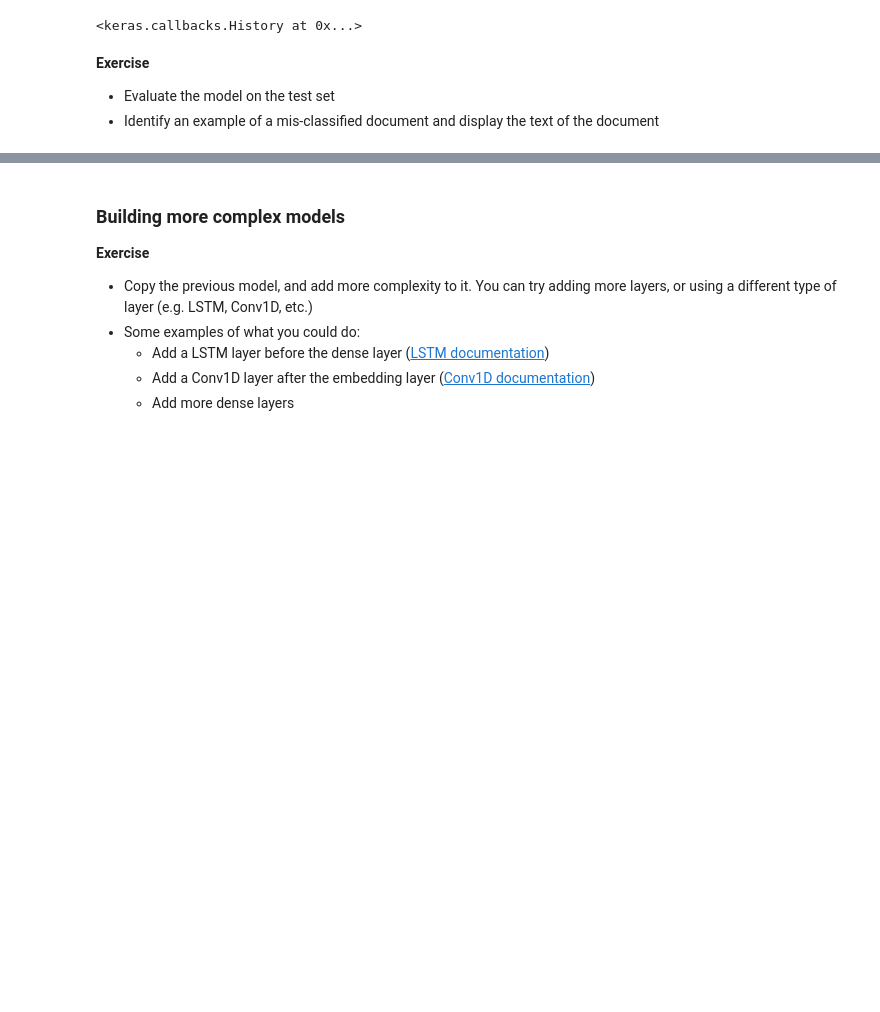
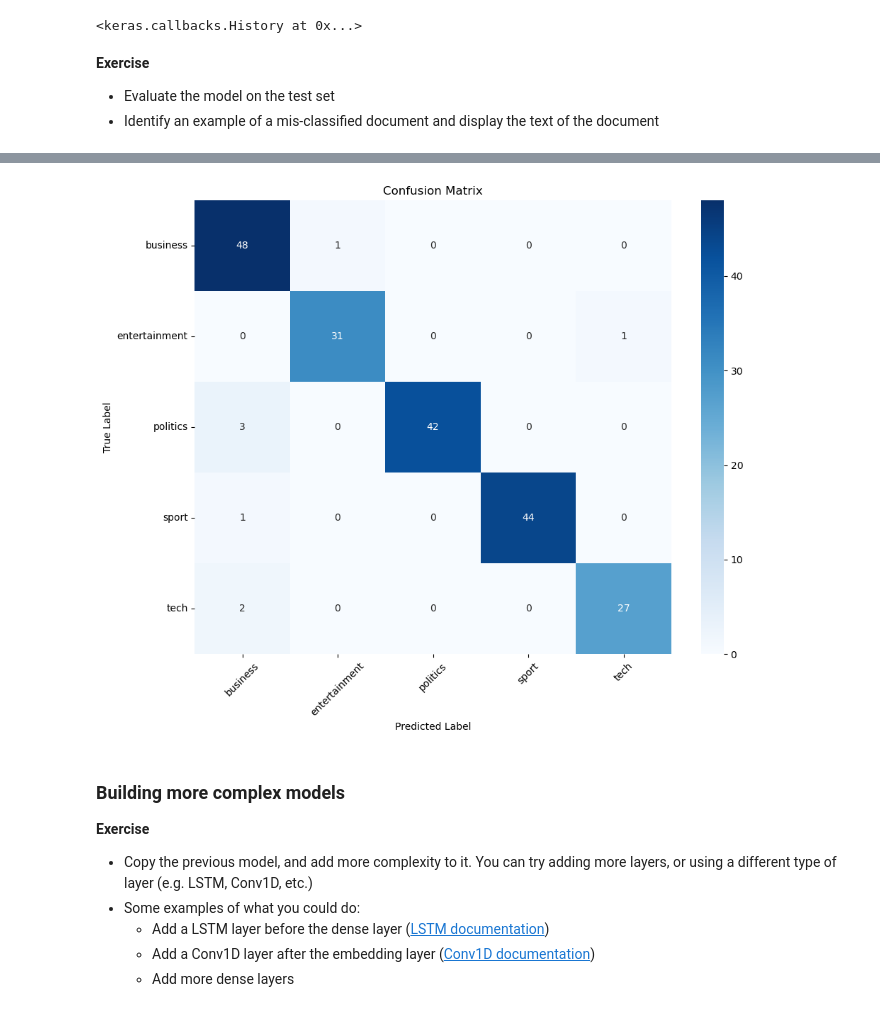
Before and after one commit to Lakshmirajakri/deep_learning, a Jupyter notebook: 01_materials/labs/lab_6.ipynb, the cells around one changed output, grey strips where cells are left out. Saved outputs shown, nothing was run; the diff lists cells and outputs as text; code cells hidden in the pictures; blank space fills up the shorter version.

```diff
--- a/01_materials/labs/lab_6.ipynb
+++ b/01_materials/labs/lab_6.ipynb
@@ -297,0 +424,90 @@ Epoch 10/10
+# %%
+from tensorflow.keras.utils import to_categorical
+
+# Convert target_test to categorical format
+y_test = to_categorical(target_test)
+
+# 1. Evaluate the model on the test set
+test_loss, test_accuracy = model.evaluate(x_test, y_test, verbose=1)
+print(f"Test Loss: {test_loss:.4f}")
+print(f"Test Accuracy: {test_accuracy:.4f}")
+
+# 2. Get predictions on the test set
+y_pred_probs = model.predict(x_test)
+y_pred_classes = np.argmax(y_pred_probs, axis=1)
+y_true_classes = np.argmax(y_test, axis=1)
+
+# 3. Find misclassified examples
+misclassified_indices = np.where(y_pred_classes != y_true_classes)[0]
+print(f"\nNumber of misclassified documents: {len(misclassified_indices)} out of {len(x_test)}")
+print(f"Misclassification rate: {len(misclassified_indices)/len(x_test)*100:.2f}%")
+
+# 4. Display details of the first misclassified document
+if len(misclassified_indices) > 0:
+    # Get the first misclassified example
+    idx = misclassified_indices[0]
+
+    print(f"\n{'='*60}")
+    print("MISCLASSIFIED DOCUMENT EXAMPLE")
+    print(f"{'='*60}")
+
+    print(f"Document Index: {idx}")
+    print(f"True Class: {target_names[y_true_classes[idx]]}")
+    print(f"Predicted Class: {target_names[y_pred_classes[idx]]}")
+    print(f"Prediction Confidence: {y_pred_probs[idx][y_pred_classes[idx]]:.4f}")
+
+    # Convert the tokenized text back to readable format
+    # Assuming you have access to the original text data
+    # If you have the original text stored in a variable like 'newsgroups_test'
+    if 'newsgroups_test' in globals():
+        print(f"\nOriginal Text:")
+        print("-" * 40)
+        print(newsgroups_test.data[idx])
+    else:
+        # Alternative: reconstruct from token indices (less ideal but workable)
+        print(f"\nDocument tokens (first 50 words):")
+        print("-" * 40)
+        # This would require having the tokenizer's word_index available
+        if 'tokenizer' in globals():
+            reverse_word_index = {v: k for k, v in tokenizer.word_index.items()}
+            reverse_word_index[0] = '<PAD>'
+            decoded_text = ' '.join([reverse_word_index.get(i, '<UNK>') for i in x_test[idx] if i != 0])
+            print(decoded_text[:500] + "..." if len(decoded_text) > 500 else decoded_text)
+
+# 5. Optional: Show a few more misclassified examples
+print(f"\n{'='*60}")
+print("ADDITIONAL MISCLASSIFIED EXAMPLES (Summary)")
+print(f"{'='*60}")
+
+for i in range(min(5, len(misclassified_indices))):
+    idx = misclassified_indices[i]
+    true_class = target_names[y_true_classes[idx]]
+    pred_class = target_names[y_pred_classes[idx]]
+    confidence = y_pred_probs[idx][y_pred_classes[idx]]
+
+    print(f"Example {i+1}: True={true_class}, Predicted={pred_class}, Confidence={confidence:.4f}")
+
+# 6. Optional: Confusion matrix for detailed analysis
+from sklearn.metrics import confusion_matrix, classification_report
+import matplotlib.pyplot as plt
+import seaborn as sns
+
+# Classification report
+print(f"\n{'='*60}")
+print("DETAILED CLASSIFICATION REPORT")
+print(f"{'='*60}")
+print(classification_report(y_true_classes, y_pred_classes, target_names=target_names))
+
+# Confusion matrix
+cm = confusion_matrix(y_true_classes, y_pred_classes)
+plt.figure(figsize=(10, 8))
+sns.heatmap(cm, annot=True, fmt='d', cmap='Blues',
+            xticklabels=target_names, yticklabels=target_names)
+plt.title('Confusion Matrix')
+plt.xlabel('Predicted Label')
+plt.ylabel('True Label')
+plt.xticks(rotation=45)
+plt.yticks(rotation=0)
+plt.tight_layout()
+plt.show()
+# %% [output]
@@ -298,3 +531,4 @@ Epoch 10/10
+[figure, added]
 # %% [markdown]
 ### Building more complex models
 
```
Also changed, not shown: parts of 9 cells of this notebook.
